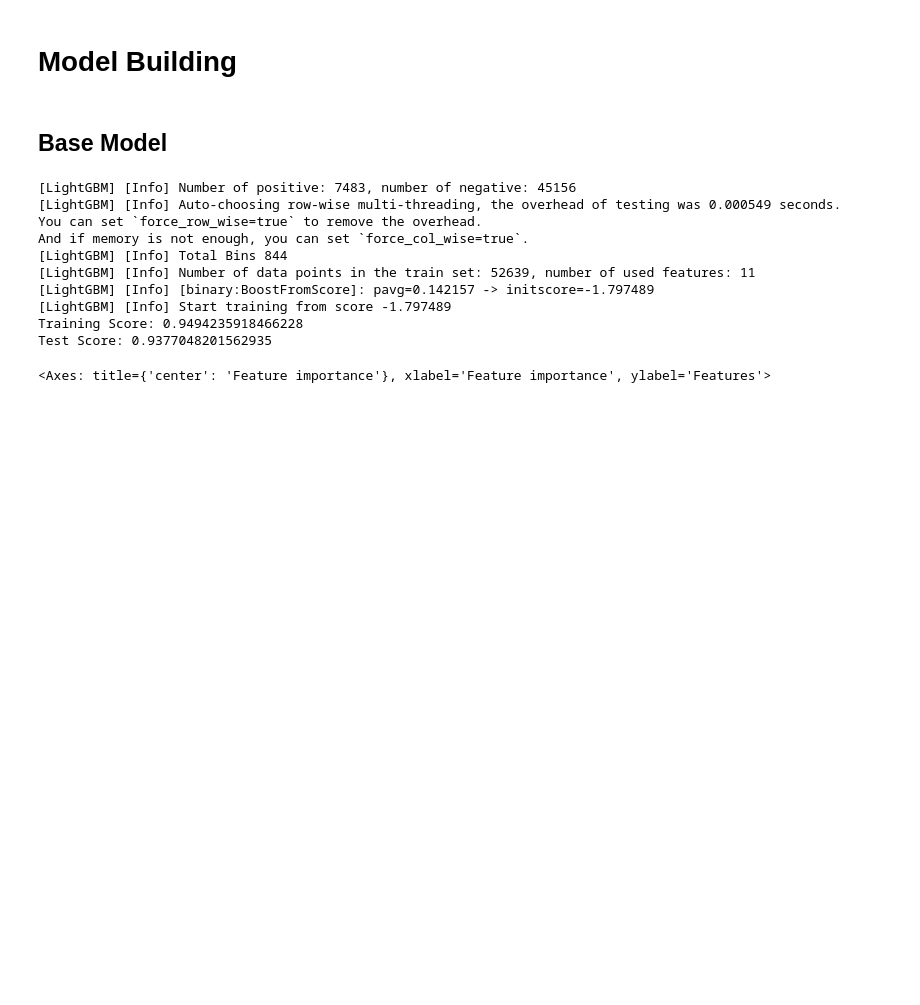
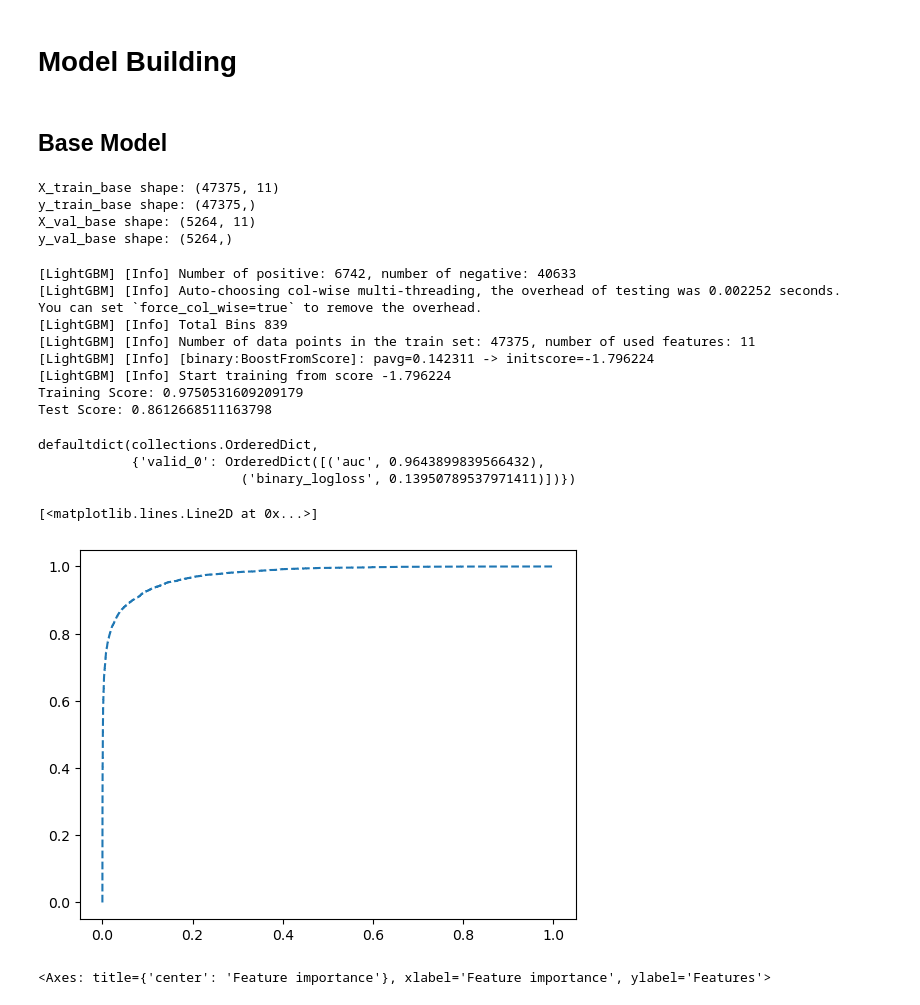
Before and after one commit to ReadingHui/tabular-playground-s4e10-loan-approval, a Jupyter notebook: loan_approval-lgbm-bayesCV.ipynb, the cells around one changed output. Saved outputs shown, nothing was run; the diff lists cells and outputs as text; code cells hidden in the pictures; blank space fills up the shorter version.

```diff
--- a/loan_approval-lgbm-bayesCV.ipynb
+++ b/loan_approval-lgbm-bayesCV.ipynb
@@ -251,22 +251,44 @@ X_train_encoded.head()
 # Model Building
 # %% [markdown]
 ## Base Model
+# %%
+X_train_base, X_val_base, y_train_base, y_val_base = train_test_split(X_train_encoded, y_train_dropped, test_size=0.1, random_state=random_state)
+print(f'X_train_base shape: {X_train_base.shape}')
+print(f'y_train_base shape: {y_train_base.shape}')
+print(f'X_val_base shape: {X_val_base.shape}')
+print(f'y_val_base shape: {y_val_base.shape}')
+# %% [output]
+X_train_base shape: (47375, 11)
+y_train_base shape: (47375,)
+X_val_base shape: (5264, 11)
+y_val_base shape: (5264,)
 # %%
 base_model = lgb.LGBMClassifier(random_state=random_state)
-base_model.fit(X_train_encoded, y_train_dropped, categorical_feature=cat_features)
-print(f'Training Score: {roc_auc_score(base_model.predict(X_train_encoded), y_train_dropped)}')
-print(f'Test Score: {roc_auc_score(base_model.predict(cat_encoder.transform(X_test)), y_test)}')
+base_model.fit(X_train_base, y_train_base, categorical_feature=cat_features, eval_set=(X_val_base, y_val_base), eval_metric='auc')
+print(f'Training Score: {roc_auc_score(y_train_dropped, base_model.predict_proba(X_train_encoded)[:, 1])}')
+print(f'Test Score: {roc_auc_score(y_test, base_model.predict(cat_encoder.transform(X_test)))}')
 # %% [output]
-[LightGBM] [Info] Number of positive: 7483, number of negative: 45156
-[LightGBM] [Info] Auto-choosing row-wise multi-threading, the overhead of testing was 0.000549 seconds.
-You can set `force_row_wise=true` to remove the overhead.
-And if memory is not enough, you can set `force_col_wise=true`.
-[LightGBM] [Info] Total Bins 844
-[LightGBM] [Info] Number of data points in the train set: 52639, number of used features: 11
-[LightGBM] [Info] [binary:BoostFromScore]: pavg=0.142157 -> initscore=-1.797489
-[LightGBM] [Info] Start training from score -1.797489
-Training Score: 0.9494235918466228
-Test Score: 0.9377048201562935
+[LightGBM] [Info] Number of positive: 6742, number of negative: 40633
+[LightGBM] [Info] Auto-choosing col-wise multi-threading, the overhead of testing was 0.002252 seconds.
+You can set `force_col_wise=true` to remove the overhead.
+[LightGBM] [Info] Total Bins 839
+[LightGBM] [Info] Number of data points in the train set: 47375, number of used features: 11
+[LightGBM] [Info] [binary:BoostFromScore]: pavg=0.142311 -> initscore=-1.796224
+[LightGBM] [Info] Start training from score -1.796224
+Training Score: 0.9750531609209179
+Test Score: 0.8612668511163798
+# %%
+base_model.best_score_
+# %% [output]
+defaultdict(collections.OrderedDict,
+            {'valid_0': OrderedDict([('auc', 0.9643899839566432),
+                          ('binary_logloss', 0.13950789537971411)])})
+# %%
+fpr, tpr, thresholds = roc_curve(y_train_dropped, base_model.predict_proba(X_train_encoded)[:,1])
+plt.plot(fpr, tpr, linestyle='--')
+# %% [output]
+[<matplotlib.lines.Line2D at 0x...>]
+[figure, added]
 # %%
 lgb.plot_importance(base_model)
 # %% [output]
```
Also changed, not shown: parts of 12 cells of this notebook, 6 other files.
